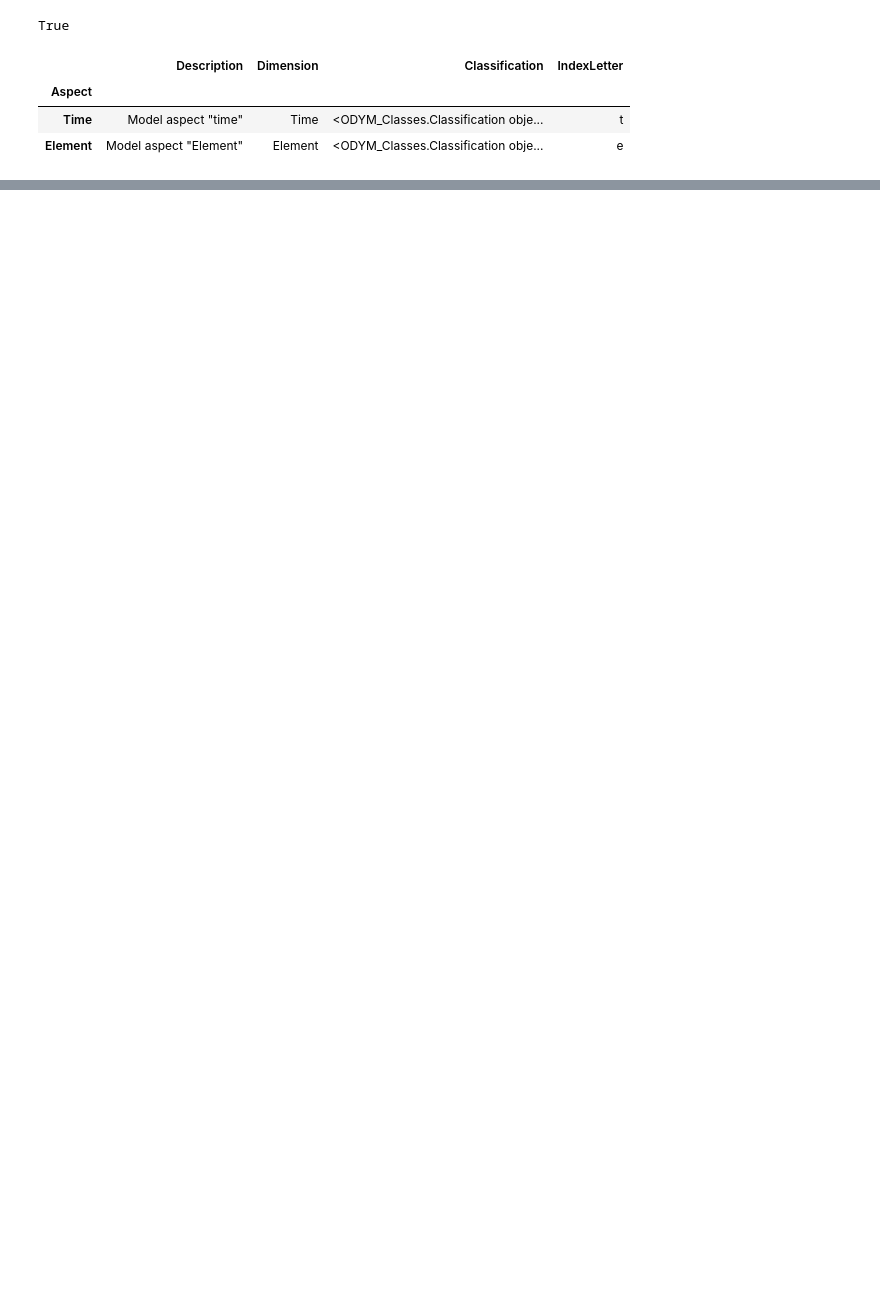
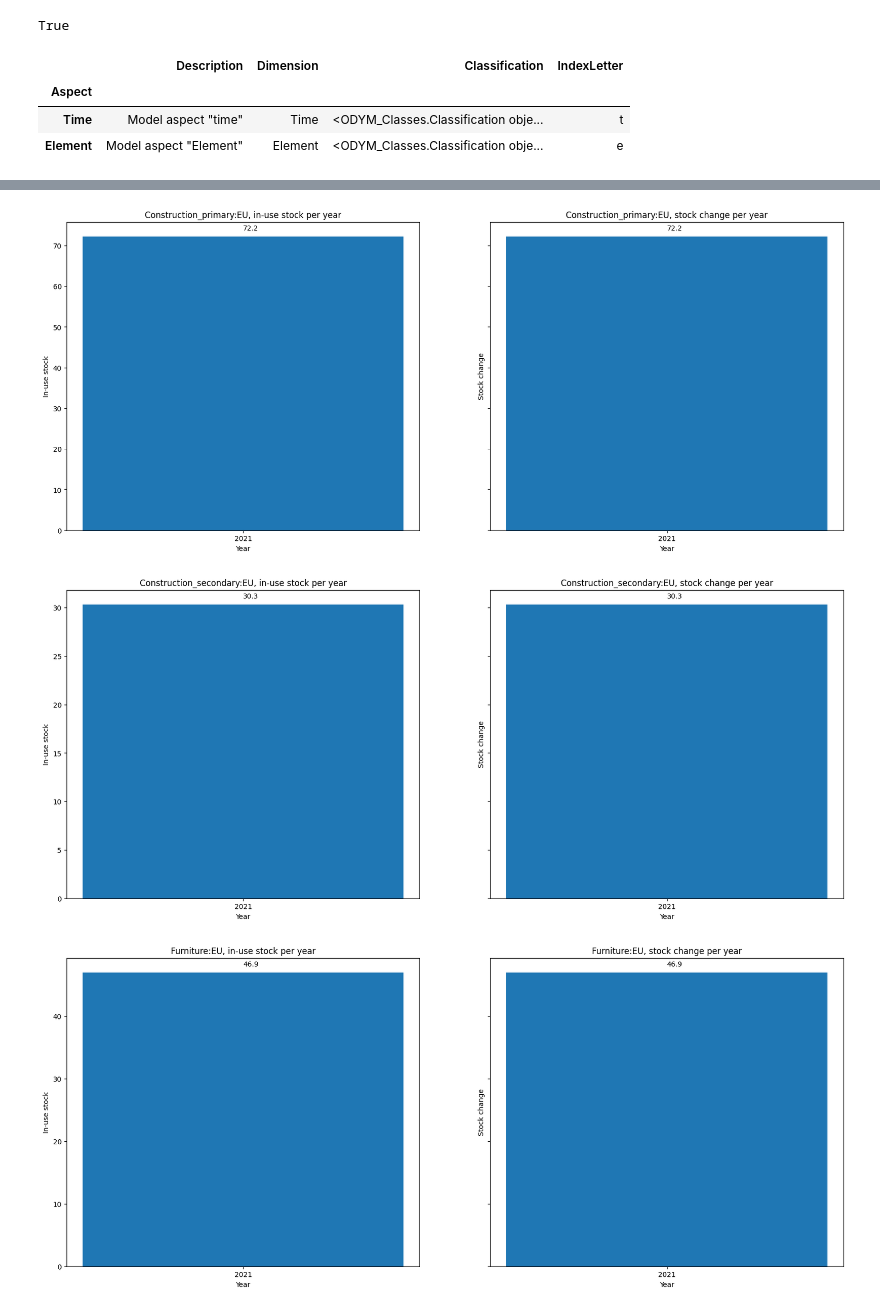
Before and after one commit to EuropeanForestInstitute/aiphoria, a Jupyter notebook: example.ipynb, the cells around one changed output, grey strips where cells are left out. Saved outputs shown, nothing was run; the diff lists cells and outputs as text; code cells hidden in the pictures; blank space fills up the shorter version.

Commit message:
Fixed stock graphs where bar value went over the Y-bounds of the bar chart

```diff
--- a/example.ipynb
+++ b/example.ipynb
@@ -7,7 +7,7 @@ import matplotlib.pyplot as plt
 from core.dataprovider import DataProvider
 from core.datachecker import DataChecker
 from core.datavisualizer import DataVisualizer
-from core.flowgraph import FlowGraph
+from core.flowsolver import FlowSolver
 
 # Path configuration
 MainPath = os.path.join('.')
@@ -31,7 +31,8 @@ model_params = {
     # Path can be either:
     #   relative path (e.g. "/data/data.xlsx") or
     #   absolute path (e.g. "C:\aiphoria\data\data.xlsx")
-    "filename": "data/example_data.xlsx",
+    #"filename": "data/example_data.xlsx",
+    "filename": "data/Input_data_static_case_2021.xlsx",
 
     # *************
     # * Processes *
@@ -88,7 +89,6 @@ model_params = {
     "use_virtual_flows": True,
 }
 
-
 # *********************************************************************************
 # * Step 2: Load the data from Excel file using model_parameters and DataProvider *
 # *********************************************************************************
@@ -117,6 +117,6 @@ print("Using year range {} - {}".format(years[0], years[-1]))
 # ****************************************************
 # * Step 4: Build flow graph and solve all timesteps *
 # ****************************************************
-flowgraph = FlowGraph(flowgraph_data, use_virtual_flows=model_params["use_virtual_flows"])
-flowgraph.solve_timesteps()
+flowsolver = FlowSolver(flowgraph_data, use_virtual_flows=model_params["use_virtual_flows"])
+flowsolver.solve_timesteps()
 # %% [output]
@@ -179,13 +179,13 @@ mfa_system = msc.MFAsystem(Name='Wood product system', Geogr_Scope='Europe', Uni
 
 # Get inflow values to stock
 year_index_to_year = dict(enumerate(years))
-unique_processes = flowgraph.get_unique_processes()
-unique_flows = flowgraph.get_unique_flows()
+unique_processes = flowsolver.get_unique_processes()
+unique_flows = flowsolver.get_unique_flows()
 
 # Create ODYM objects
 odym_processes = []
 process_id_to_index = {}
-for process_id, process in flowgraph.get_unique_processes().items():
+for process_id, process in flowsolver.get_unique_processes().items():
     process_index = len(odym_processes)
     process_id_to_index[process_id] = process_index
     new_process = msc.Process(ID=process_index, Name=process.name)
@@ -199,7 +199,7 @@ for flow_id, flow in unique_flows.items():
     odym_flows[flow.id] = new_flow
 
 odym_stocks = {}
-for stock in flowgraph.get_all_stocks():
+for stock in flowsolver.get_all_stocks():
     process_index = process_id_to_index[stock.id]
     new_stock = msc.Stock(ID=stock.id, Name=stock.name, P_Res=process_index, Indices='t,e', Type=1, Values=None)
     odym_stocks[stock.id] = new_stock
@@ -212,7 +212,7 @@ mfa_system.Initialize_StockValues()
 mfa_system.Consistency_Check()
 
 # Update ODYM flow values from flow values DataFrame
-df_flow_values = flowgraph.get_evaluated_flow_values_as_dataframe()
+df_flow_values = flowsolver.get_evaluated_flow_values_as_dataframe()
 for flow_id, flow in mfa_system.FlowDict.items():
     for year_index, value in enumerate(flow.Values):
         flow_value = df_flow_values.at[year_index_to_year[year_index], flow_id]
@@ -257,14 +261,14 @@ Mass balance by Process, sum of all years
 
 # Convert flowgraph stocks to ODYM stocks
 stock_id_to_dsm = {}
-for stock in flowgraph.get_all_stocks():
+for stock in flowsolver.get_all_stocks():
     total_inflow_values = []
     for year in years:
-        year_inflows = flowgraph.get_process_inflows_total(stock.id, year)
+        year_inflows = flowsolver.get_process_inflows_total(stock.id, year)
         total_inflow_values.append(year_inflows)
 
     stock_lifetime_params = {
-        'Type': stock.distribution_type,
+        'Type': "Normal",
         'Mean': [stock.lifetime],
         'StdDev': [stock.distribution_params]
     }
@@ -277,6 +281,8 @@ for stock in flowgraph.get_all_stocks():
 # ******************************************
 
 # Make graphs for each dynamic stock models
+num_years = len(years) + 1
+range_x_ticks = range(min(years), max(years) + 1)
 for stock_id, dyn_stock in stock_id_to_dsm.items():
     stock_by_cohort = dyn_stock.compute_s_c_inflow_driven()
     oc = dyn_stock.compute_o_c_from_s_c()
@@ -286,36 +292,43 @@ for stock_id, dyn_stock in stock_id_to_dsm.items():
     o = dyn_stock.compute_outflow_total()
 
     # Create 2 horizontal subplots
     fig, axes = plt.subplots(1, 2, sharex='all', sharey='all', figsize=(20, 8))
 
     # Stock total (in-use stocks)
     bar_total = axes[0].bar(years, stock_total)
-    axes[0].set_xticks(range(min(years), max(years) + 1))
+    axes[0].set_xticks(range_x_ticks)
     axes[0].set_xlabel("Year")
     axes[0].set_ylabel("In-use stock")
     axes[0].set_title("")
     axes[0].set_title("{}".format(stock_id + ", in-use stock per year"))
 
     # Stock change
     bar_change = axes[1].bar(years, stock_change)
-    axes[1].set_xticks(range(min(years), max(years) + 1))
+    axes[1].set_xticks(range_x_ticks)
     axes[1].set_xlabel("Year")
     axes[1].set_ylabel("Stock change")
     axes[1].set_title("")
     axes[1].set_title("{}".format(stock_id + ", stock change per year"))
 
     # Display values on top of bar charts (total)
+    y_offset_factor = 0.02
     for rect in bar_total:
+        offset_y = rect.axes.get_ylim()[1] * y_offset_factor
         rect_x = rect.get_x()
         rect_h = rect.get_height()
         rect_w = rect.get_width()
-        rect_mid = rect_w / 6
-        axes[0].text(rect_x + rect_mid, rect_h + 10, '{:.1f}'.format(rect_h))
+        rect_mid = rect_w / num_years
+        axes[0].text(rect_x + rect_mid, rect_h + offset_y, '{:.1f}'.format(rect_h))
 
     # Display values on top of bar charts (change)
     for rect in bar_change:
+        offset_y = rect.axes.get_ylim()[1] * y_offset_factor
         rect_x = rect.get_x()
         rect_h = rect.get_height()
         rect_w = rect.get_width()
-        rect_mid = rect_w / 6
-        axes[1].text(rect_x + rect_mid, rect_h + 10, '{:.1f}'.format(rect_h))
+        rect_mid = rect_w / num_years
+        axes[1].text(rect_x + rect_mid, rect_h + offset_y, '{:.1f}'.format(rect_h))
+# %% [output]
+[figure, added]
+[figure, added]
+[figure, added]
```
Also changed, not shown: parts of 4 cells of this notebook.
